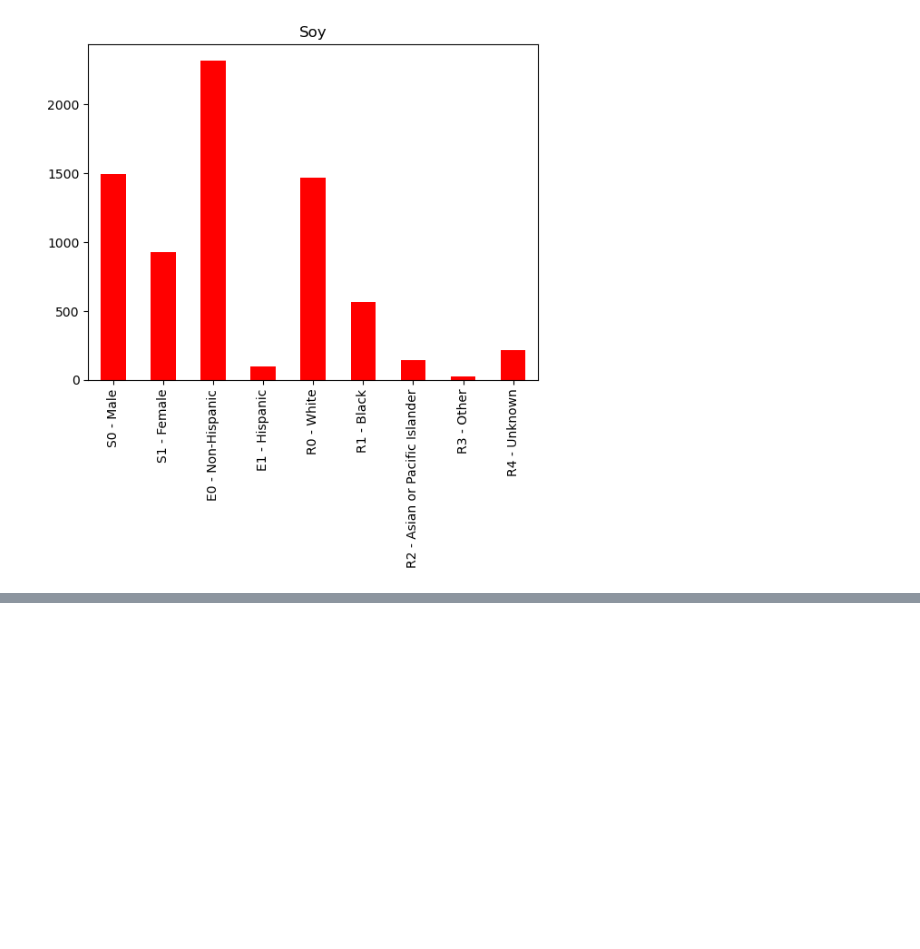
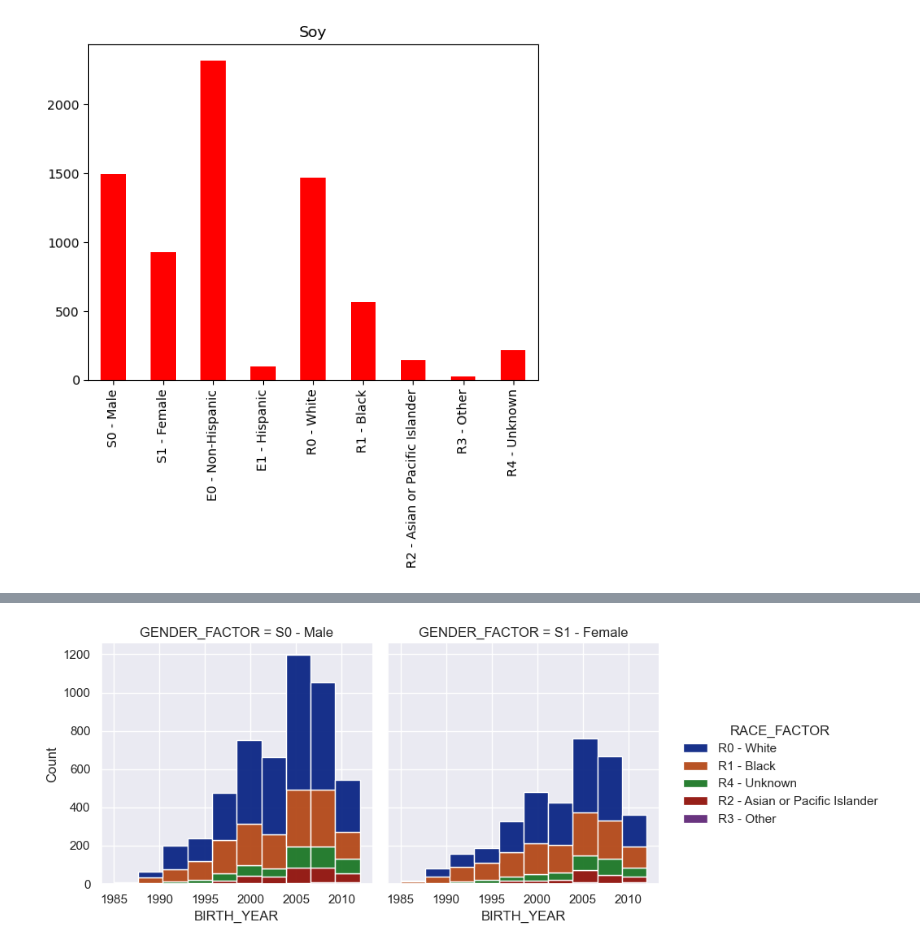
Before and after one commit to leahkrause/project_1, a Jupyter notebook: Allergy.ipynb, the cells around one changed output, grey strips where cells are left out. Saved outputs shown, nothing was run; the diff lists cells and outputs as text; code cells hidden in the pictures; blank space fills up the shorter version.

```diff
--- a/Allergy.ipynb
+++ b/Allergy.ipynb
@@ -253,0 +256,7 @@ Text(0.5, 1.0, 'Soy')
+# %%
+sns.displot( data=peanut_df_clean,x='BIRTH_YEAR',bins=10,col='GENDER_FACTOR',
+            hue='RACE_FACTOR',alpha=0.9, multiple="stack",
+           height=4,aspect=1)
+sns.set_palette('dark')
+# %% [output]
+[figure, added]
```
Also changed, not shown: parts of 12 cells of this notebook.
